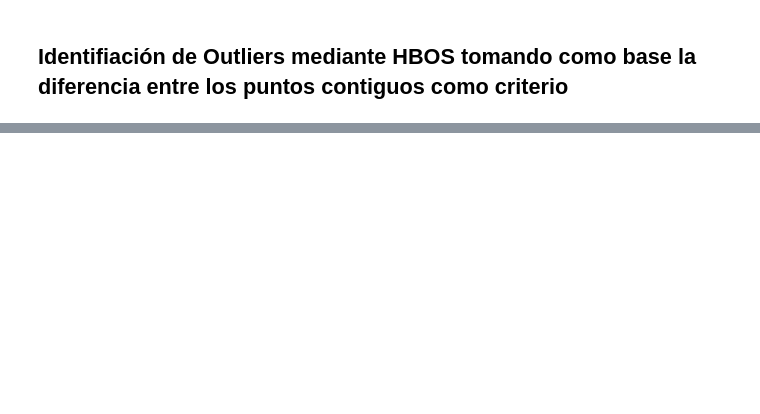
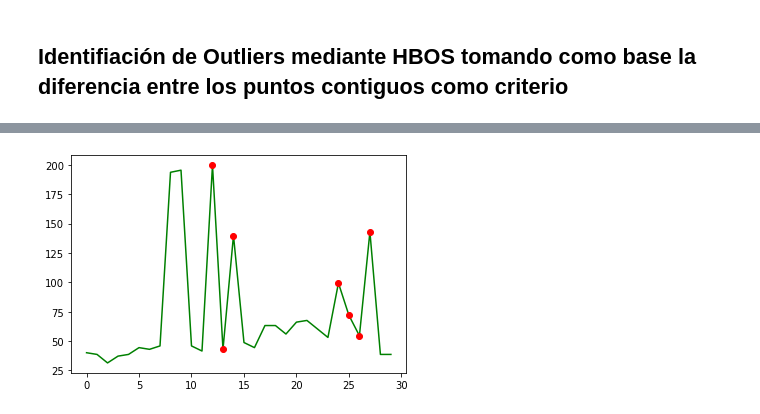
Before and after one commit to ferrcho024/Objetive_1, a Jupyter notebook: Outlier Detection/HBOS_MSE.ipynb, the cells around one changed output, grey strips where cells are left out. Saved outputs shown, nothing was run; the diff lists cells and outputs as text; code cells hidden in the pictures; blank space fills up the shorter version.

Commit message:
Outliers graphic added

```diff
--- a/Outlier Detection/HBOS_MSE.ipynb
+++ b/Outlier Detection/HBOS_MSE.ipynb
@@ -126,5 +125,13 @@ Tiempo total: 0:00:31.171013
 [figure]
 Cantidad de valores: 38537
+# %%
+outliers = ident_outliers[0:30][ident_outliers['HBOS'] == 'S']
+plt.plot(ident_outliers[0:30].index, ident_outliers[0:30].pm25, color="green",label="pm25")
+plt.plot(outliers.index, outliers.pm25, 'o', color="red",label="Outliers")
+
+plt.show()
+# %% [output]
+[figure, added]
 # %%
 ident_outliers[ident_outliers['HBOS'] == 'S']
 # %% [output]
```
Also changed, not shown: parts of 1 cell of this notebook.
